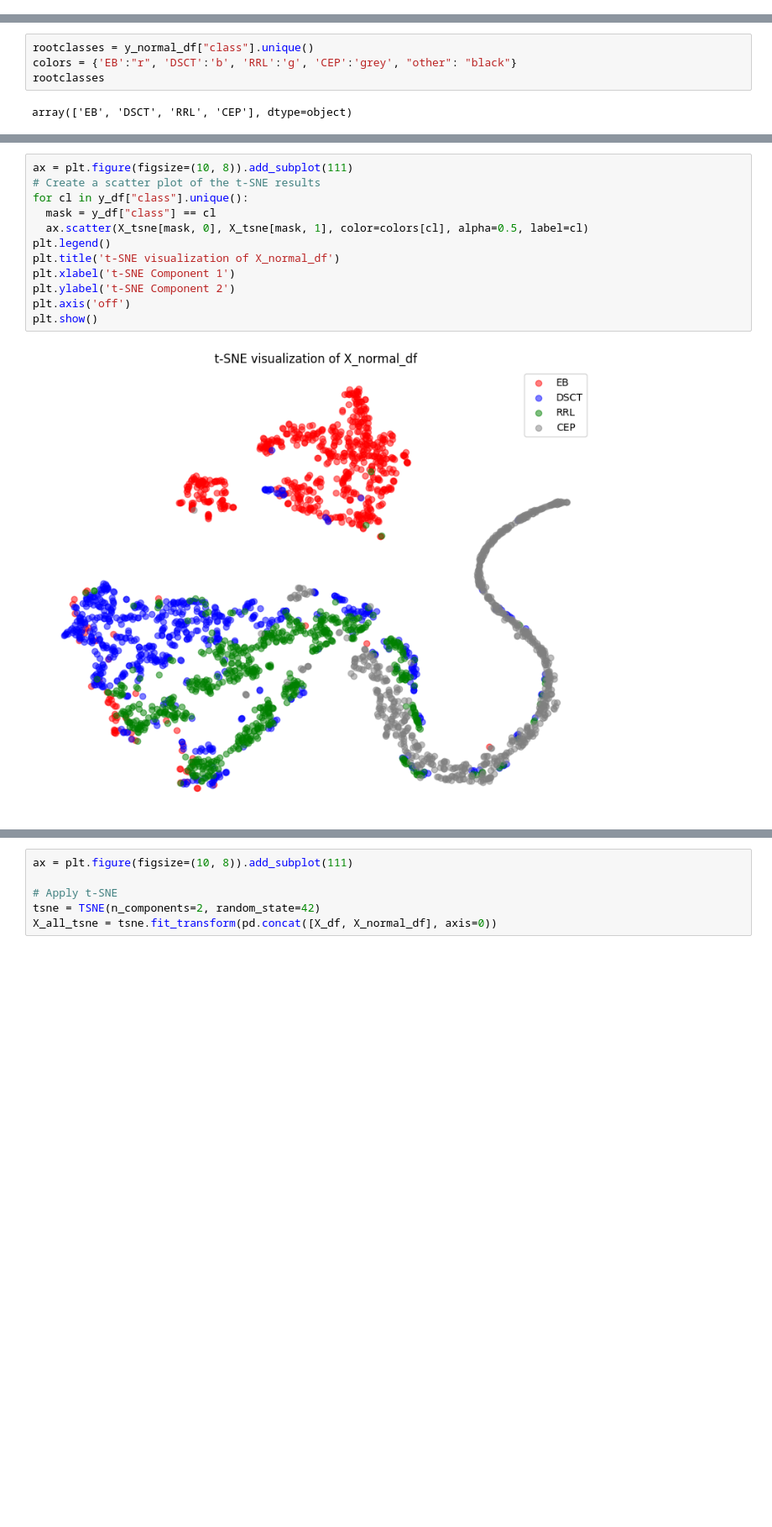
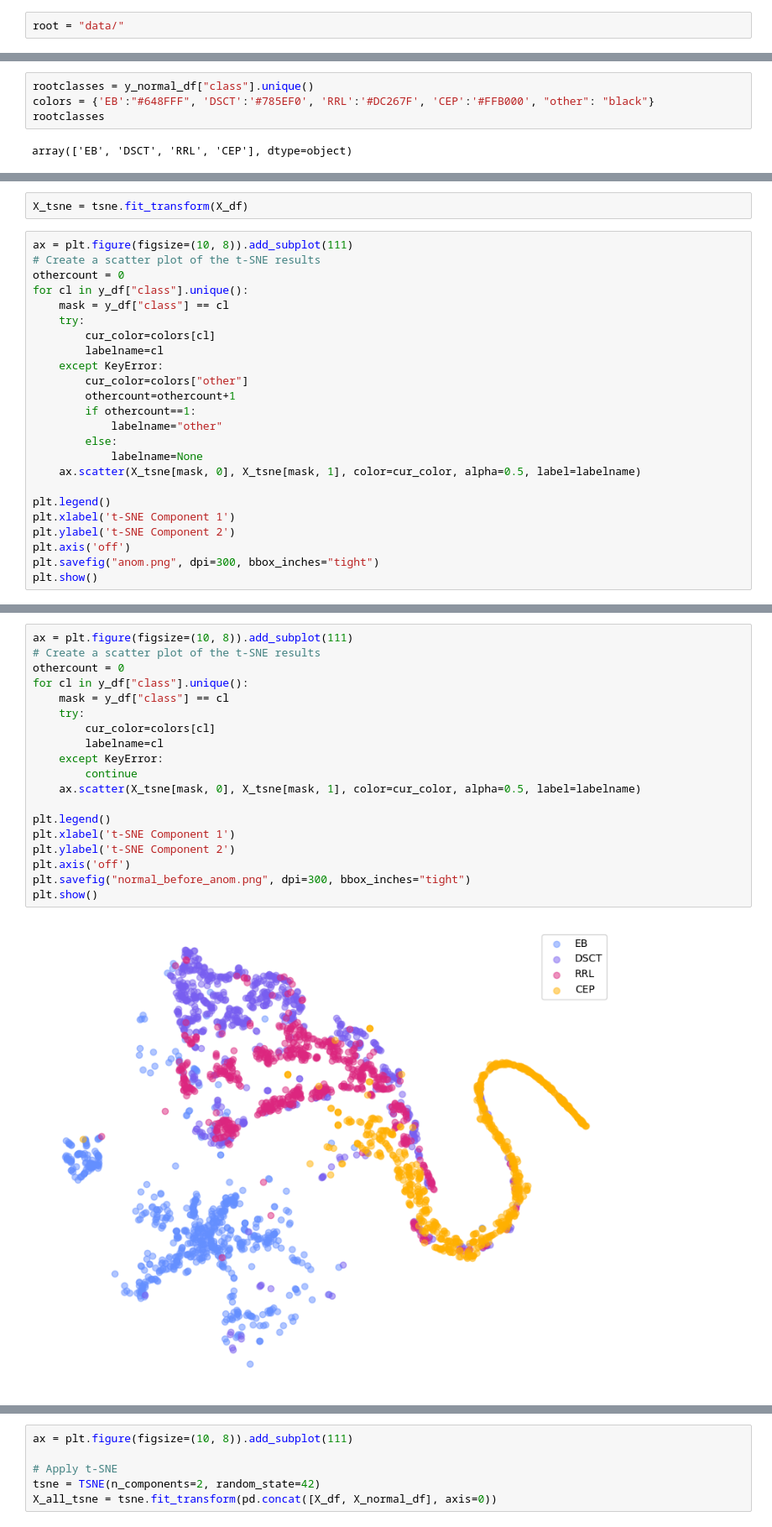
Before and after one commit to sidchaini/DistanceAnomalies, a Jupyter notebook: 03. distances features eda/rio02. tsne.ipynb, the cells around one changed output, grey strips where cells are left out. Shown at 84% size. Drawn from its saved outputs; the diff is of its cells as text; blank space fills up the shorter version.

Commit message:
added tsne

```diff
--- a/03. distances features eda/rio02. tsne.ipynb
+++ b/03. distances features eda/rio02. tsne.ipynb
@@ -6 +6,3 @@ ending = "_df.to_csv"
+# %%
+root = "data/"
 # %%
@@ -30,6 +29,6 @@ plt.show()
 # %%
 rootclasses = y_normal_df["class"].unique()
-colors = {'EB':"r", 'DSCT':'b', 'RRL':'g', 'CEP':'grey', "other": "black"}
+colors = {'EB':"#648FFF", 'DSCT':'#785EF0', 'RRL':'#DC267F', 'CEP':'#FFB000', "other": "black"}
 rootclasses
 # %% [output]
 array(['EB', 'DSCT', 'RRL', 'CEP'], dtype=object)
@@ -35,0 +61,26 @@ array(['EB', 'DSCT', 'RRL', 'CEP'], dtype=object)
+# %%
+X_tsne = tsne.fit_transform(X_df)
+# %%
+ax = plt.figure(figsize=(10, 8)).add_subplot(111)
+# Create a scatter plot of the t-SNE results
+othercount = 0
+for cl in y_df["class"].unique():
+    mask = y_df["class"] == cl
+    try:
+        cur_color=colors[cl]
+        labelname=cl
+    except KeyError:
+        cur_color=colors["other"]
+        othercount=othercount+1
+        if othercount==1:
+            labelname="other"
+        else:
+            labelname=None
+    ax.scatter(X_tsne[mask, 0], X_tsne[mask, 1], color=cur_color, alpha=0.5, label=labelname)
+
+plt.legend()
+plt.xlabel('t-SNE Component 1')
+plt.ylabel('t-SNE Component 2')
+plt.axis('off')
+plt.savefig("anom.png", dpi=300, bbox_inches="tight")
+plt.show()
@@ -36,17 +89,24 @@ array(['EB', 'DSCT', 'RRL', 'CEP'], dtype=object)
 # %%
 ax = plt.figure(figsize=(10, 8)).add_subplot(111)
 # Create a scatter plot of the t-SNE results
+othercount = 0
 for cl in y_df["class"].unique():
-  mask = y_df["class"] == cl
-  ax.scatter(X_tsne[mask, 0], X_tsne[mask, 1], color=colors[cl], alpha=0.5, label=cl)
+    mask = y_df["class"] == cl
+    try:
+        cur_color=colors[cl]
+        labelname=cl
+    except KeyError:
+        continue
+    ax.scatter(X_tsne[mask, 0], X_tsne[mask, 1], color=cur_color, alpha=0.5, label=labelname)
+
 plt.legend()
-plt.title('t-SNE visualization of X_normal_df')
 plt.xlabel('t-SNE Component 1')
 plt.ylabel('t-SNE Component 2')
 plt.axis('off')
+plt.savefig("normal_before_anom.png", dpi=300, bbox_inches="tight")
 plt.show()
 # %% [output]
-[figure, old version]
+[figure, new version]
 # %%
 rootclasses
 # %% [output]
```
Also changed, not shown: parts of 9 cells of this notebook, 7 other files.
